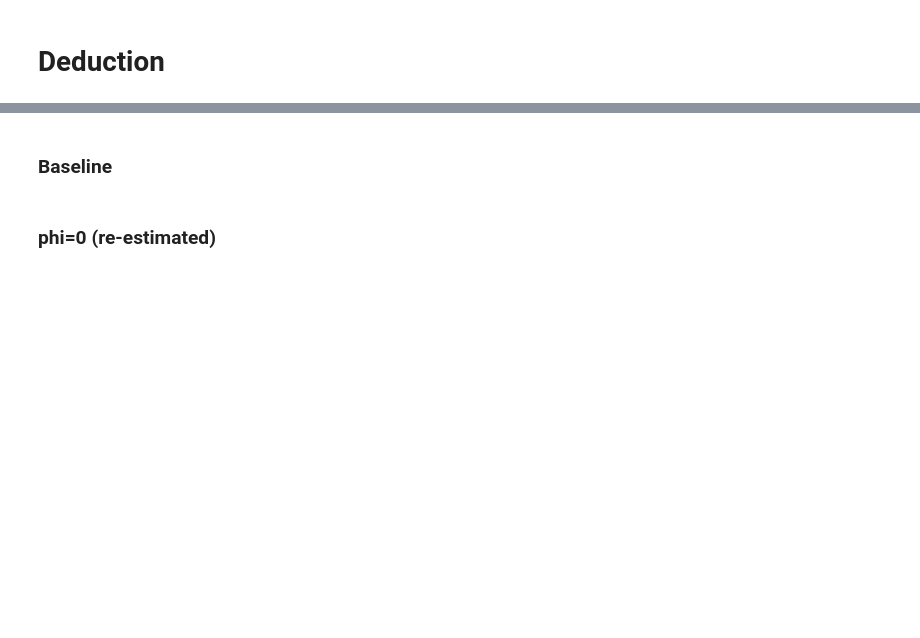
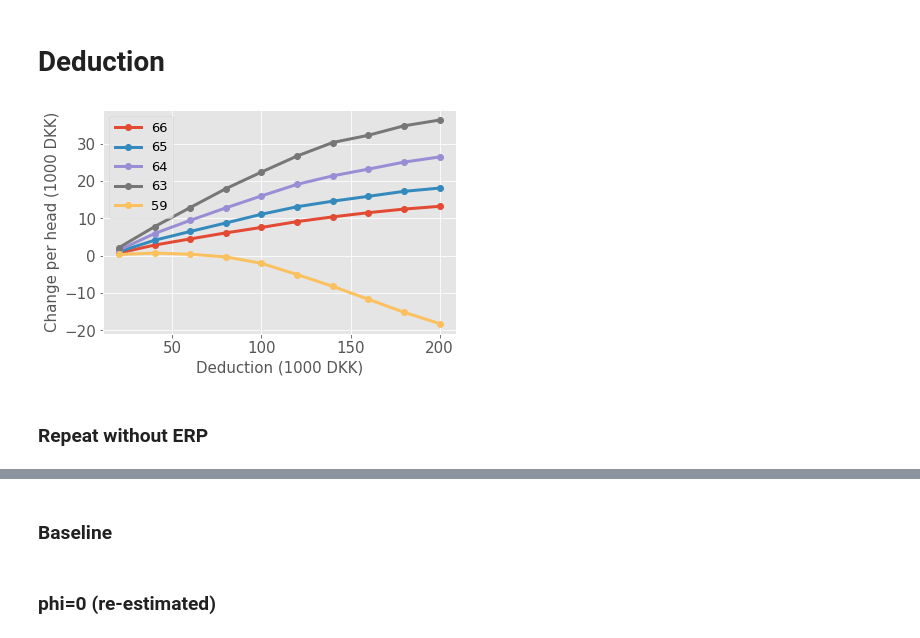
Before and after one commit to mathiassunesen/Speciale_retirement, a Jupyter notebook: Main/Experiments.ipynb, the cells around one changed output, grey strips where cells are left out. Saved outputs shown, nothing was run; the diff lists cells and outputs as text; code cells hidden in the pictures; blank space fills up the shorter version.

```diff
--- a/Main/Experiments.ipynb
+++ b/Main/Experiments.ipynb
@@ -26,0 +106,6 @@ x = np.linspace(0,2,11)
+# %%
+Couple.par.fradrag_to_oap = 0 # age 65
+GovS['65'] = figs.resolve_c(Couple, vars=['GovS', 'RetAge'], fradrag=x)
+# %%
+Couple.par.fradrag_to_oap = -1 # age 64
+GovS['64'] = figs.resolve_c(Couple, vars=['GovS', 'RetAge'], fradrag=x)
@@ -26,0 +118,15 @@ x = np.linspace(0,2,11)
+# %%
+N = Couple.par.simN
+labels = ['66', '65', '64', '63', '59']
+ylab = 'Change per head (1000 DKK)'
+xlab = 'Deduction (1000 DKK)'
+linestyle = ['-', '-', '-', '-', '-']
+alpha = [1,1,1,1,1]
+y = [change(GovS['66']['couple']['GovS'])*100/(2*N), change(GovS['65']['couple']['GovS'])*100/(2*N),
+     change(GovS['64']['couple']['GovS'])*100/(2*N), change(GovS['63']['couple']['GovS'])*100/(2*N),
+     change(GovS['59']['couple']['GovS'])*100/(2*N)]
+change_plot(x[1:]*100,y,labels,xlab,ylab,linestyle,alpha,save=False)#.savefig('figs/Experiments/DeductionSurplus.png')
+# %% [output]
+[figure, added]
+# %% [markdown]
+### Repeat without ERP
```
Also changed, not shown: parts of 28 cells of this notebook, 23 other files.
